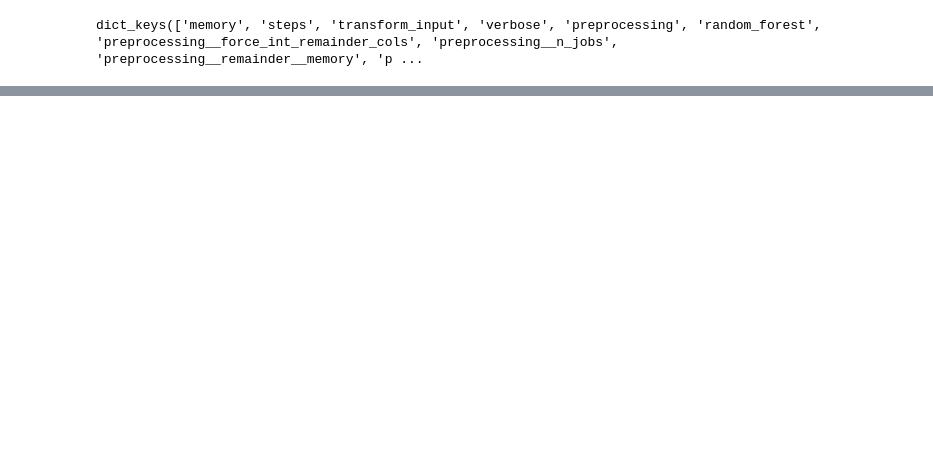
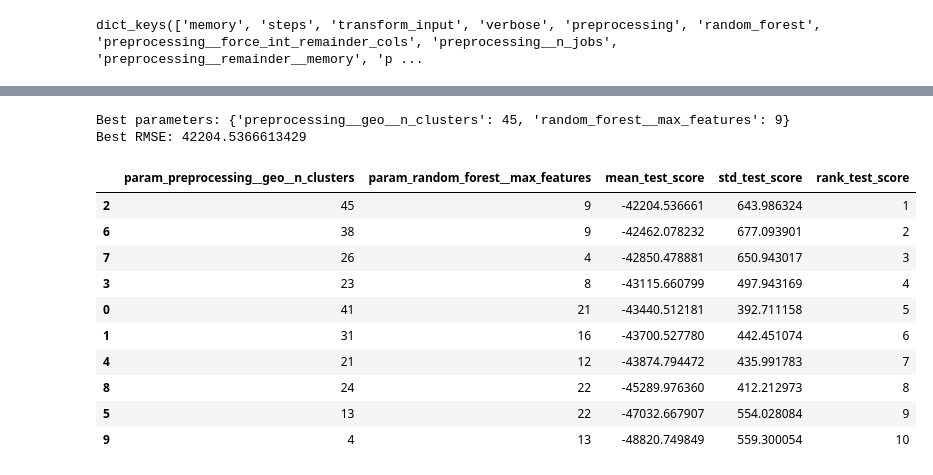
Before and after one commit to setyawanandrew74-pixel/MLops_Project_1, a Jupyter notebook: notebooks/data preparation final revisi.ipynb, the cells around one changed output, grey strips where cells are left out. Drawn from its saved outputs; the diff is of its cells as text; code cells hidden in the pictures; blank space fills up the shorter version.

```diff
--- a/notebooks/data preparation final revisi.ipynb
+++ b/notebooks/data preparation final revisi.ipynb
@@ -323,3 +356,30 @@ cv_rest.head()
 full_pipeline.get_params().keys()
 # %% [output]
 dict_keys(['memory', 'steps', 'transform_input', 'verbose', 'preprocessing', 'random_forest', 'preprocessing__force_int_remainder_cols', 'preprocessing__n_jobs', 'preprocessing__remainder__memory', 'p ...
+# %%
+# buat randomsearch untuk hyperparameter tuning random forest regressor
+from scipy.stats import randint
+from sklearn.model_selection import RandomizedSearchCV
+
+full_pipeline = Pipeline(
+    [
+        ("preprocessing", preprocessing),
+        ("random_forest", RandomForestRegressor(random_state=42)),
+    ]
+)
+
+param_distribs = {
+    "preprocessing__geo__n_clusters": randint(low=3, high=50),
+    "random_forest__max_features": randint(low=2, high=24),
+}
+
+rnd_search_forest_reg = RandomizedSearchCV(
+    full_pipeline,
+    param_distributions=param_distribs,
+    n_iter=10,
+    cv=3,
+    scoring="neg_root_mean_squared_error",
+    random_state=42,
+    refit=True,
+)
+rnd_search_forest_reg.fit(housing_train_x, housing_labels_train_y)
@@ -325,0 +403,27 @@ dict_keys(['memory', 'steps', 'transform_input', 'verbose', 'preprocessing', 'ra
+# %%
+print(f"Best parameters: {rnd_search_forest_reg.best_params_}")
+print(f"Best RMSE: {-rnd_search_forest_reg.best_score_}")
+# %% [output]
+Best parameters: {'preprocessing__geo__n_clusters': 45, 'random_forest__max_features': 9}
+Best RMSE: 42204.5366613429
+# %%
+#hasil result dari random search
+rnd_cv_rest=pd.DataFrame(rnd_search_forest_reg.cv_results_)
+rnd_cv_rest.sort_values(by="mean_test_score", ascending=False, inplace=True)
+rnd_cv_rest[["param_preprocessing__geo__n_clusters",
+              "param_random_forest__max_features",
+              "mean_test_score",
+              "std_test_score",
+              "rank_test_score"]]
+# %% [output]
+|  | param_preprocessing__geo__n_clusters | param_random_forest__max_features | mean_test_score | std_test_score | rank_test_score |
+| 2 | 45 | 9 | -42204.536661 | 643.986324 | 1 |
+| 6 | 38 | 9 | -42462.078232 | 677.093901 | 2 |
+| 7 | 26 | 4 | -42850.478881 | 650.943017 | 3 |
+| 3 | 23 | 8 | -43115.660799 | 497.943169 | 4 |
+| 0 | 41 | 21 | -43440.512181 | 392.711158 | 5 |
+| 1 | 31 | 16 | -43700.527780 | 442.451074 | 6 |
+| 4 | 21 | 12 | -43874.794472 | 435.991783 | 7 |
+| 8 | 24 | 22 | -45289.976360 | 412.212973 | 8 |
+| 5 | 13 | 22 | -47032.667907 | 554.028084 | 9 |
+| 9 | 4 | 13 | -48820.749849 | 559.300054 | 10 |
```
Also changed, not shown: parts of 6 cells of this notebook.
